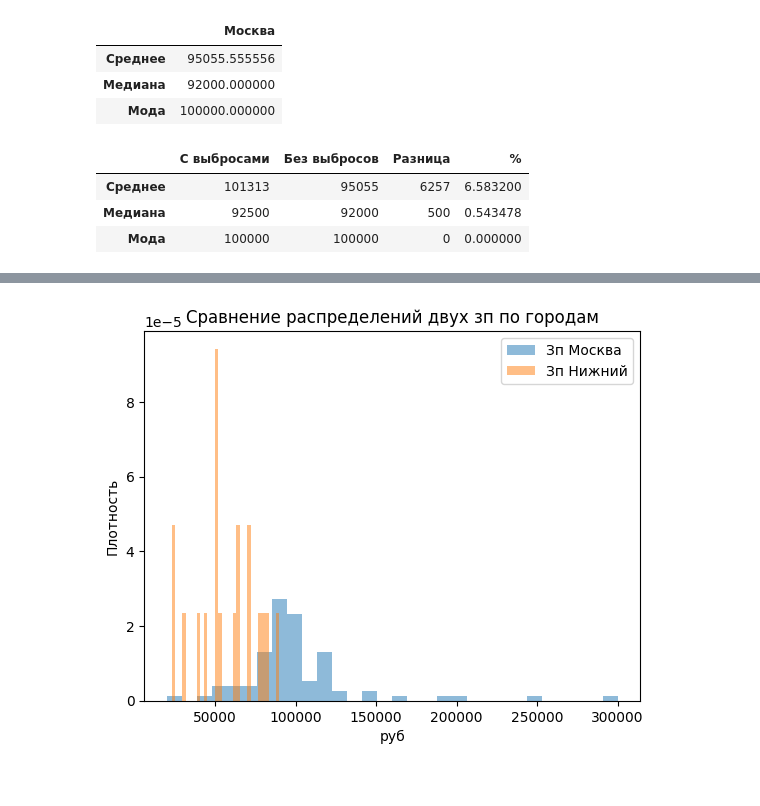
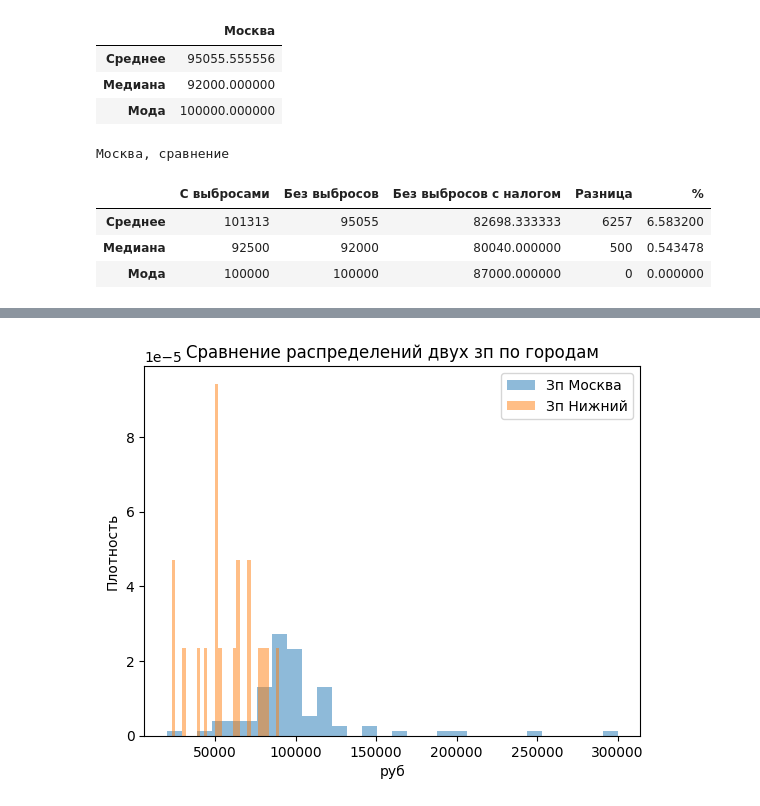
Before and after one commit to DianaLed/hh_ru_teachers_salaries, a Jupyter notebook: src/analysis.ipynb, the cells around one changed output, grey strips where cells are left out. Drawn from its saved outputs; the diff is of its cells as text; code cells hidden in the pictures.

```diff
--- a/src/analysis.ipynb
+++ b/src/analysis.ipynb
@@ -206,15 +211,18 @@ display(pd.DataFrame(stats_data_cl, index=['Среднее', 'Медиана', '
 # %%
 res = pd.DataFrame(index=['Среднее', 'Медиана', 'Мода'])
 res["С выбросами"] = stats['Москва']
 res["Без выбросов"] = stats_data_cl['Москва']
+res["Без выбросов с налогом"] = (res["Без выбросов"]/100)*(100-13)
 res["Разница"] = res["С выбросами"] - res["Без выбросов"]
 res["%"] = res["Разница"]/(res["Без выбросов"] / 100)
 
 res[["С выбросами", "Без выбросов", "Разница"]] = res[["С выбросами", "Без выбросов", "Разница"]].astype(int)
 
+print('Москва, сравнение')
 display(res)
 # %% [output]
+Москва, сравнение
-|  | С выбросами | Без выбросов | Разница | % |
-| Среднее | 101313 | 95055 | 6257 | 6.583200 |
-| Медиана | 92500 | 92000 | 500 | 0.543478 |
-| Мода | 100000 | 100000 | 0 | 0.000000 |
+|  | С выбросами | Без выбросов | Без выбросов с налогом | Разница | % |
+| Среднее | 101313 | 95055 | 82698.333333 | 6257 | 6.583200 |
+| Медиана | 92500 | 92000 | 80040.000000 | 500 | 0.543478 |
+| Мода | 100000 | 100000 | 87000.000000 | 0 | 0.000000 |
```
Also changed, not shown: parts of 3 cells of this notebook.
